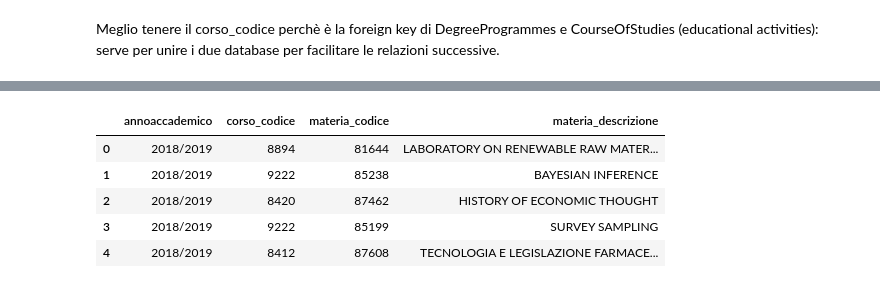
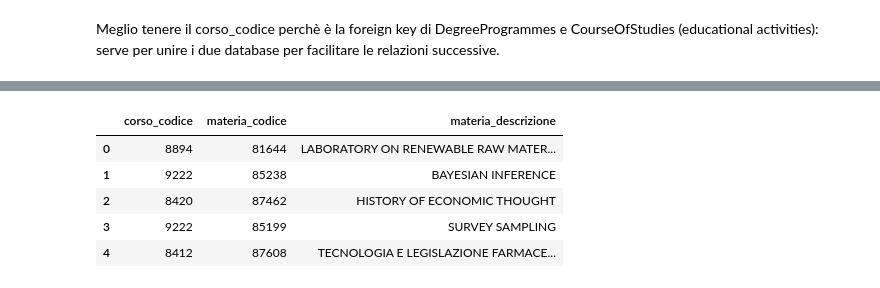
Before and after one commit to alicebordignon/UniOn, a Jupyter notebook: Data_Collection.ipynb, the cells around one changed output, grey strips where cells are left out. Saved outputs shown, nothing was run; the diff lists cells and outputs as text; code cells hidden in the pictures.

```diff
--- a/Data_Collection.ipynb
+++ b/Data_Collection.ipynb
@@ -35,14 +35,14 @@ dataDegree.head()
 # %%
 dataCourse = pd.read_csv("CoursesOfStudies.csv", sep=",",
-                    usecols=["annoaccademico", "corso_codice", "materia_codice", "materia_descrizione"], encoding="utf-8")
+                    usecols=["corso_codice", "materia_codice", "materia_descrizione"], encoding="utf-8")
 
 dataCourse.to_pickle("00_first_Course.pickle")
 
 dataCourse.head()
 # %% [output]
-|  | annoaccademico | corso_codice | materia_codice | materia_descrizione |
-| 0 | 2018/2019 | 8894 | 81644 | LABORATORY ON RENEWABLE RAW MATER... |
-| 1 | 2018/2019 | 9222 | 85238 | BAYESIAN INFERENCE |
-| 2 | 2018/2019 | 8420 | 87462 | HISTORY OF ECONOMIC THOUGHT |
-| 3 | 2018/2019 | 9222 | 85199 | SURVEY SAMPLING |
-| 4 | 2018/2019 | 8412 | 87608 | TECNOLOGIA E LEGISLAZIONE FARMACE... |
+|  | corso_codice | materia_codice | materia_descrizione |
+| 0 | 8894 | 81644 | LABORATORY ON RENEWABLE RAW MATER... |
+| 1 | 9222 | 85238 | BAYESIAN INFERENCE |
+| 2 | 8420 | 87462 | HISTORY OF ECONOMIC THOUGHT |
+| 3 | 9222 | 85199 | SURVEY SAMPLING |
+| 4 | 8412 | 87608 | TECNOLOGIA E LEGISLAZIONE FARMACE... |
```
Also changed, not shown: parts of 3 cells of this notebook, 5 other files.
